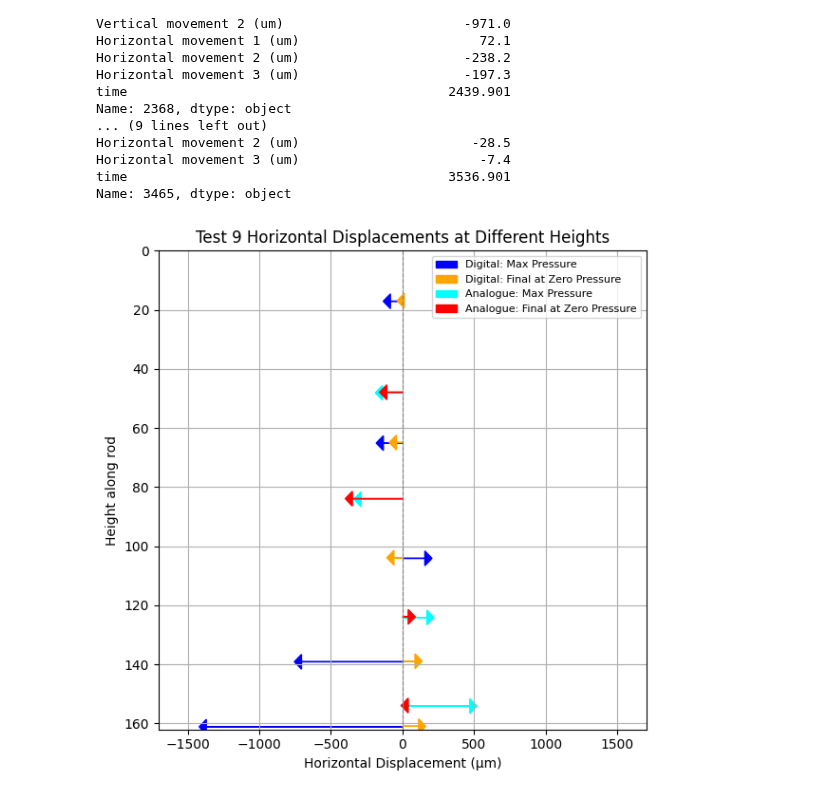
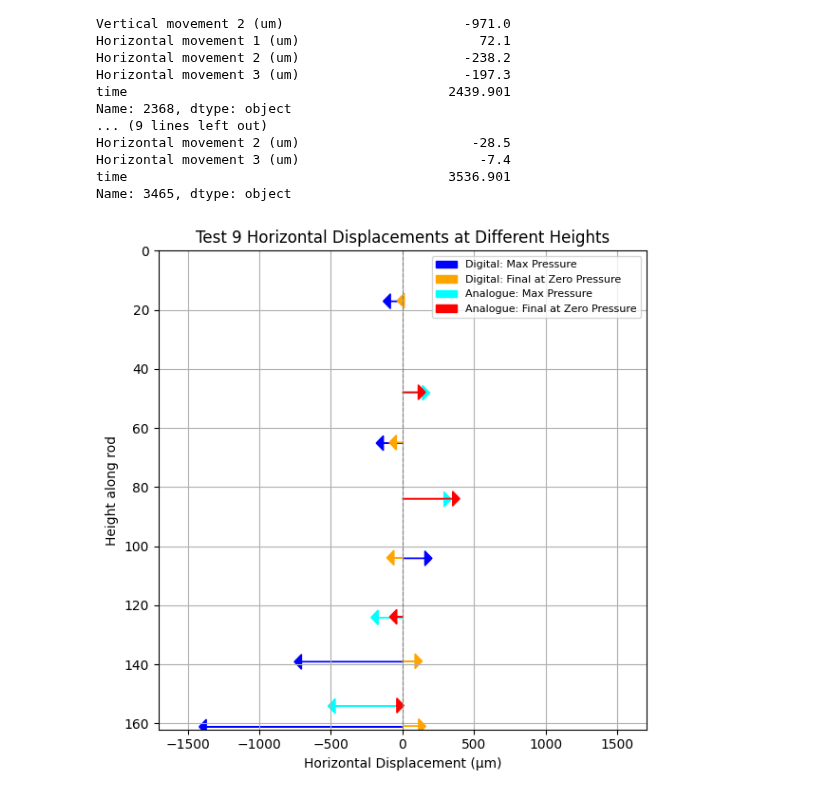
Before and after one commit to Brogan8813/strain-cell, a Jupyter notebook: PPMS_Data_and_Plotting/Data/PSI_P_cell/Plot_positions_all_vertical.ipynb, the cells around one changed output. Saved outputs shown, nothing was run; the diff lists cells and outputs as text; code cells hidden in the pictures.

```diff
--- a/PPMS_Data_and_Plotting/Data/PSI_P_cell/Plot_positions_all_vertical.ipynb
+++ b/PPMS_Data_and_Plotting/Data/PSI_P_cell/Plot_positions_all_vertical.ipynb
@@ -638,8 +638,9 @@ decreasing_displacement = [162.5,137.5,-109.8,-92.7,-37.5]
 
 # Heights for analogue sensor (example)
 analogue_heights = [154,124,84,48]
-analogue_increasing = [520,220,-340,-190]
-analogue_decreasing = [-10,90,-400,-160]
+#values have had sign change due to definition
+analogue_increasing = [-520,-220,340,190]
+analogue_decreasing = [10,-90,400,160]
 
 fig, ax = plt.subplots(figsize=(6, 6))
 
@@ -668,34 +669,34 @@ for disp, h in zip(analogue_decreasing, analogue_heights):
 
 # Vertical line at x=0
 ax.axvline(0, color='gray', linestyle='--', linewidth=0.8)
 
 # Set x and y limits
 all_displacements = increasing_displacement + decreasing_displacement + analogue_increasing + analogue_decreasing
 max_disp = max(abs(d) for d in all_displacements) * 1.2
 ax.set_xlim(-max_disp, max_disp)
 ax.set_ylim(0, max(heights + analogue_heights) + 1)
 
 # Invert y-axis
 ax.invert_yaxis()
 
 # Labels and title
 ax.set_xlabel('Horizontal Displacement (μm)')
 ax.set_ylabel('Height along rod')
 ax.set_title('Test 9 Horizontal Displacements at Different Heights')
 
 # Legend
 blue_patch = mpatches.Patch(color='blue', label='Digital: Max Pressure')
 orange_patch = mpatches.Patch(color='orange', label='Digital: Final at Zero Pressure')
 green_patch = mpatches.Patch(color='cyan', label='Analogue: Max Pressure')
 red_patch = mpatches.Patch(color='red', label='Analogue: Final at Zero Pressure')
 ax.legend(handles=[blue_patch, orange_patch, green_patch, red_patch], loc='upper right', fontsize=8)
 
 
 plt.grid(True)
 plt.tight_layout()
 plt.show()
 # %% [output]
-[figure, old version]
+[figure, new version]
 # %%
 
 '''20-05-25 test 1: Increasing
```
Also changed, not shown: parts of 2 cells of this notebook, 3 other files.
